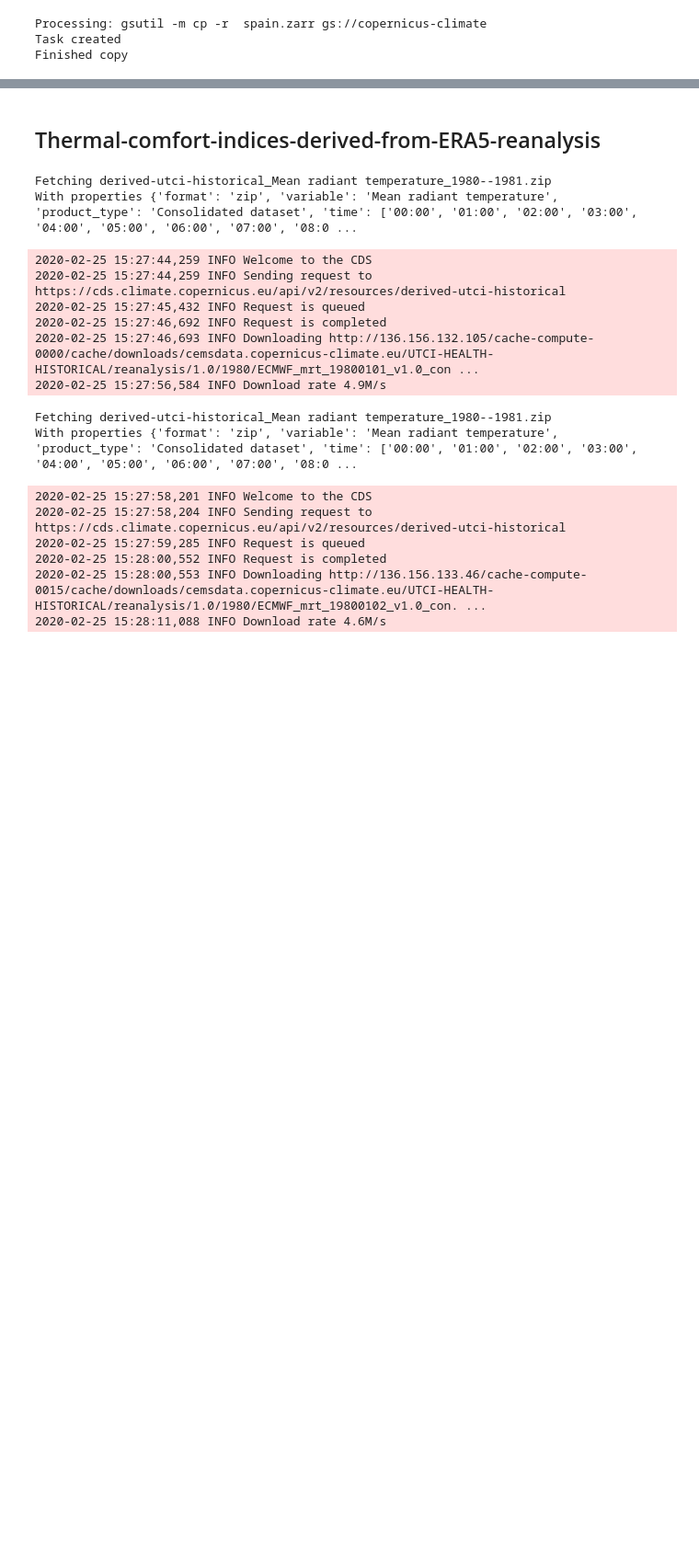
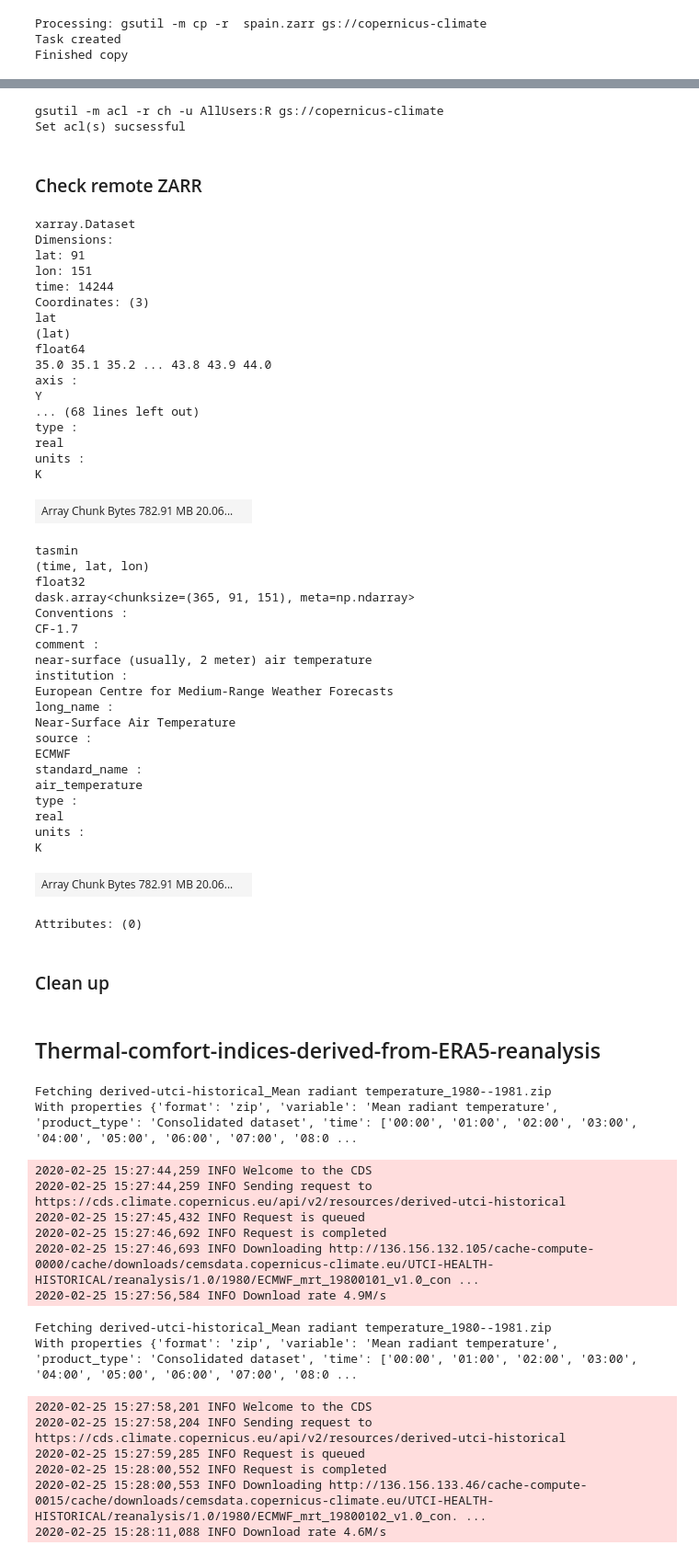
Before and after one commit to Vizzuality/copernicus-climate-data, a Jupyter notebook: cds_api.ipynb, the cells around one changed output, grey strips where cells are left out. Shown: that part at 92% size. Drawn from its saved outputs; the diff is of its cells as text; code cells hidden in the pictures; blank space fills up the shorter version.

```diff
--- a/cds_api.ipynb
+++ b/cds_api.ipynb
@@ -1461,0 +1631,54 @@ Attributes: (0)
+# %%
+# Set to public
+set_acl_to_public(gs_prefix)
+# %% [output]
+gsutil -m acl -r ch -u AllUsers:R gs://copernicus-climate
+Set acl(s) sucsessful
+# %% [markdown]
+### Check remote ZARR
+# %%
+ds = get_cached_zarr("reanalysis-era5-land")
+ds
+# %% [output]
+xarray.Dataset
+Dimensions:
+lat: 91
+lon: 151
+time: 14244
+Coordinates: (3)
+lat
+(lat)
+float64
+35.0 35.1 35.2 ... 43.8 43.9 44.0
+axis :
+Y
+... (68 lines left out)
+type :
+real
+units :
+K
+| Array Chunk Bytes 782.91 MB 20.06... |  |
+tasmin
+(time, lat, lon)
+float32
+dask.array<chunksize=(365, 91, 151), meta=np.ndarray>
+Conventions :
+CF-1.7
+comment :
+near-surface (usually, 2 meter) air temperature
+institution :
+European Centre for Medium-Range Weather Forecasts
+long_name :
+Near-Surface Air Temperature
+source :
+ECMWF
+standard_name :
+air_temperature
+type :
+real
+units :
+K
+| Array Chunk Bytes 782.91 MB 20.06... |  |
+Attributes: (0)
+# %% [markdown]
+### Clean up
```
Also changed, not shown: parts of 31 cells of this notebook.
